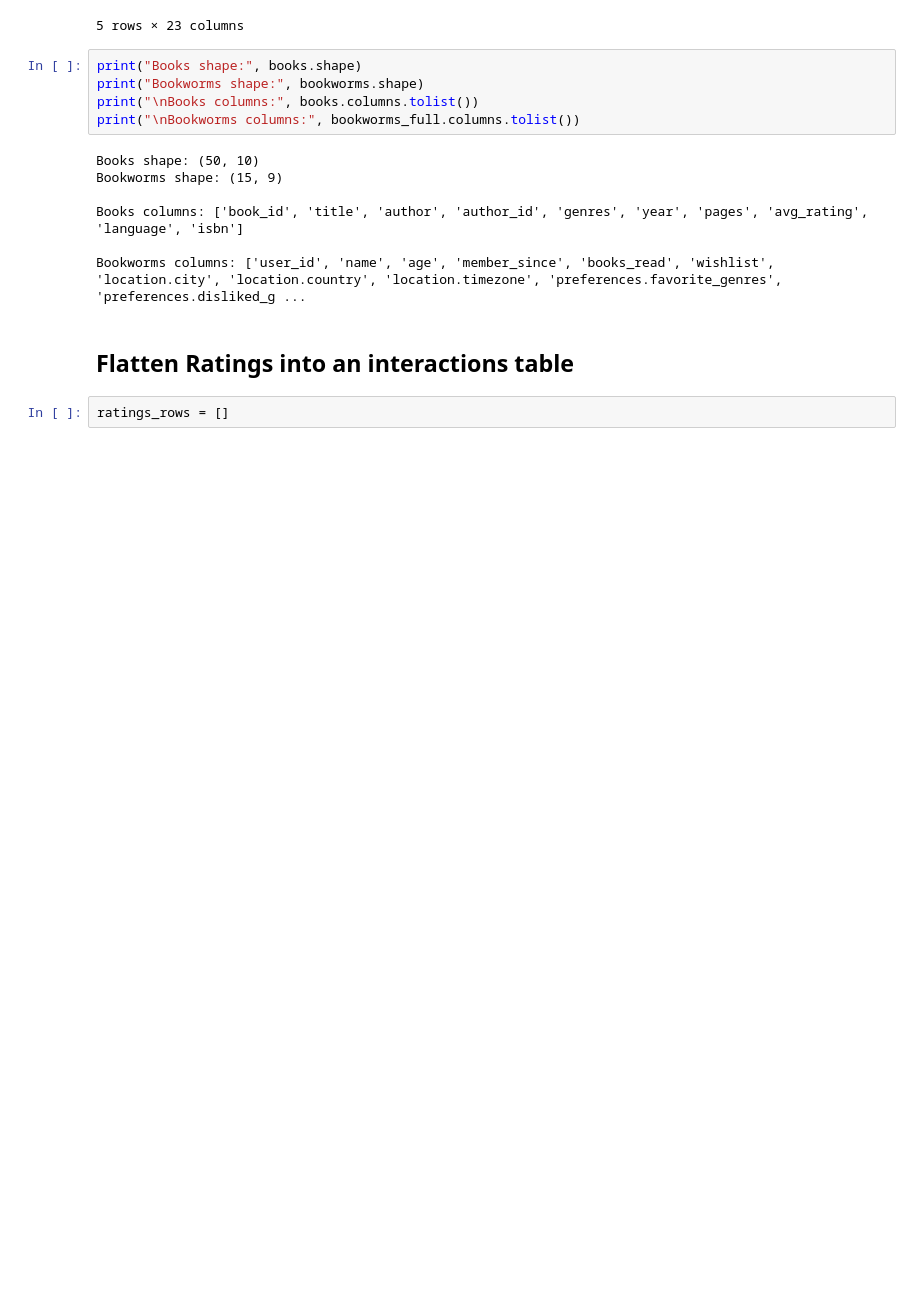
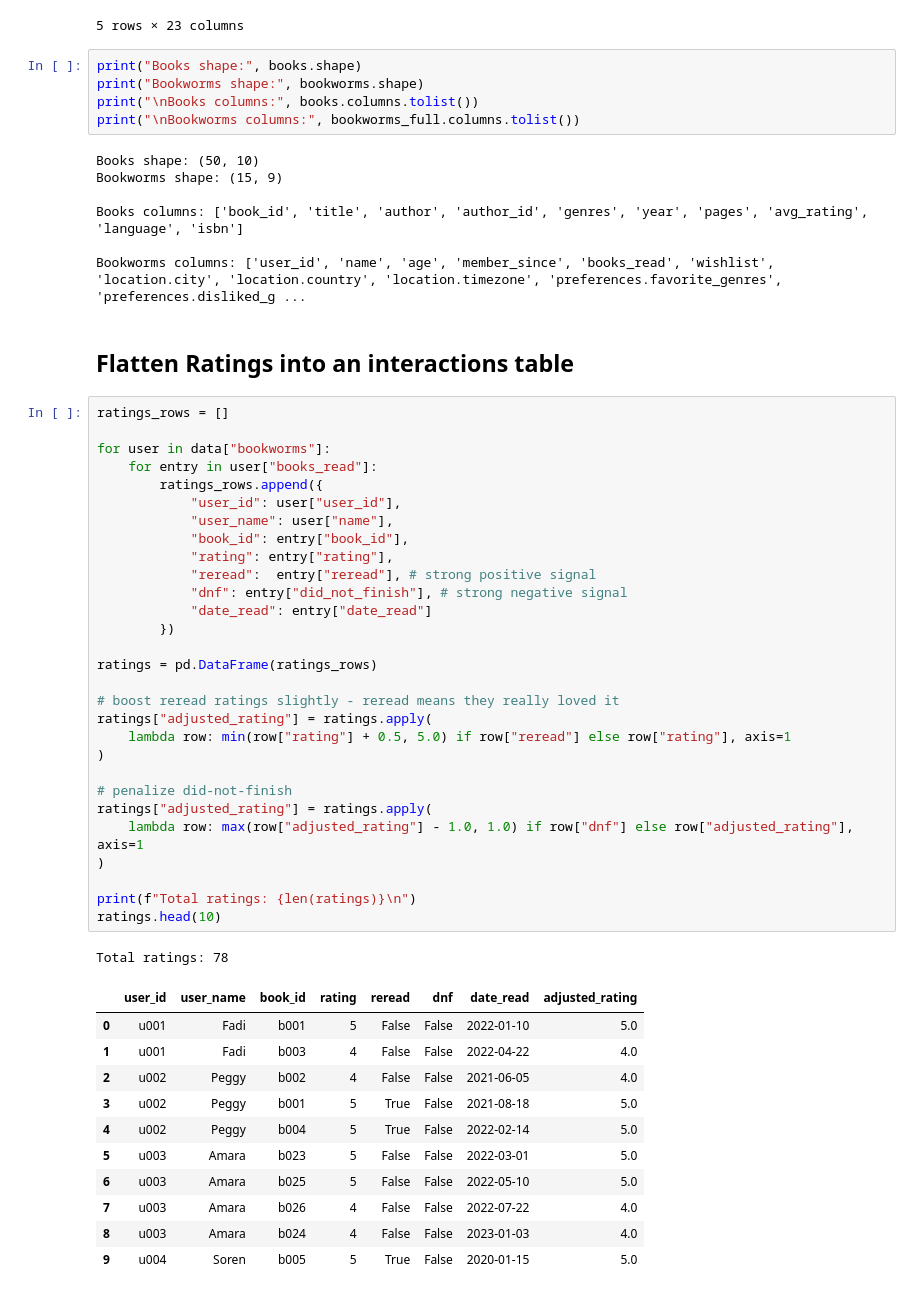
Before and after one commit to zt4ff/L2E, a Jupyter notebook: 00_personal/learngo-pockets/bookworms/model/tt.ipynb, the cells around one changed output. Cells and saved outputs as stored; diff of their text form; blank space fills up the shorter version.

```diff
--- a/00_personal/learngo-pockets/bookworms/model/tt.ipynb
+++ b/00_personal/learngo-pockets/bookworms/model/tt.ipynb
@@ -50,3 +50,43 @@ Bookworms columns: ['user_id', 'name', 'age', 'member_since', 'books_read', 'wis
 ## Flatten Ratings into an interactions table
 # %%
 ratings_rows = []
+
+for user in data["bookworms"]:
+    for entry in user["books_read"]:
+        ratings_rows.append({
+            "user_id": user["user_id"],
+            "user_name": user["name"],
+            "book_id": entry["book_id"],
+            "rating": entry["rating"],
+            "reread":  entry["reread"], # strong positive signal
+            "dnf": entry["did_not_finish"], # strong negative signal
+            "date_read": entry["date_read"]
+        })
+
+ratings = pd.DataFrame(ratings_rows)
+
+# boost reread ratings slightly - reread means they really loved it
+ratings["adjusted_rating"] = ratings.apply(
+    lambda row: min(row["rating"] + 0.5, 5.0) if row["reread"] else row["rating"], axis=1
+)
+
+# penalize did-not-finish
+ratings["adjusted_rating"] = ratings.apply(
+    lambda row: max(row["adjusted_rating"] - 1.0, 1.0) if row["dnf"] else row["adjusted_rating"], axis=1
+)
+
+print(f"Total ratings: {len(ratings)}\n")
+ratings.head(10)
+# %% [output]
+Total ratings: 78
+|  | user_id | user_name | book_id | rating | reread | dnf | date_read | adjusted_rating |
+| 0 | u001 | Fadi | b001 | 5 | False | False | 2022-01-10 | 5.0 |
+| 1 | u001 | Fadi | b003 | 4 | False | False | 2022-04-22 | 4.0 |
+| 2 | u002 | Peggy | b002 | 4 | False | False | 2021-06-05 | 4.0 |
+| 3 | u002 | Peggy | b001 | 5 | True | False | 2021-08-18 | 5.0 |
+| 4 | u002 | Peggy | b004 | 5 | True | False | 2022-02-14 | 5.0 |
+| 5 | u003 | Amara | b023 | 5 | False | False | 2022-03-01 | 5.0 |
+| 6 | u003 | Amara | b025 | 5 | False | False | 2022-05-10 | 5.0 |
+| 7 | u003 | Amara | b026 | 4 | False | False | 2022-07-22 | 4.0 |
+| 8 | u003 | Amara | b024 | 4 | False | False | 2023-01-03 | 4.0 |
+| 9 | u004 | Soren | b005 | 5 | True | False | 2020-01-15 | 5.0 |
```
Also changed, not shown: parts of 8 cells of this notebook, 1 other file.
